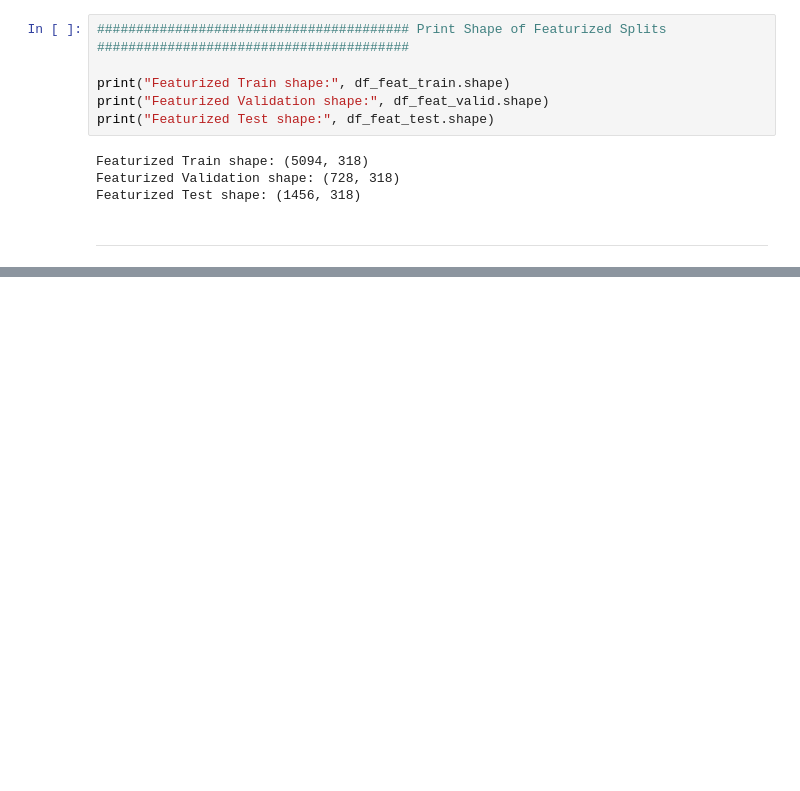
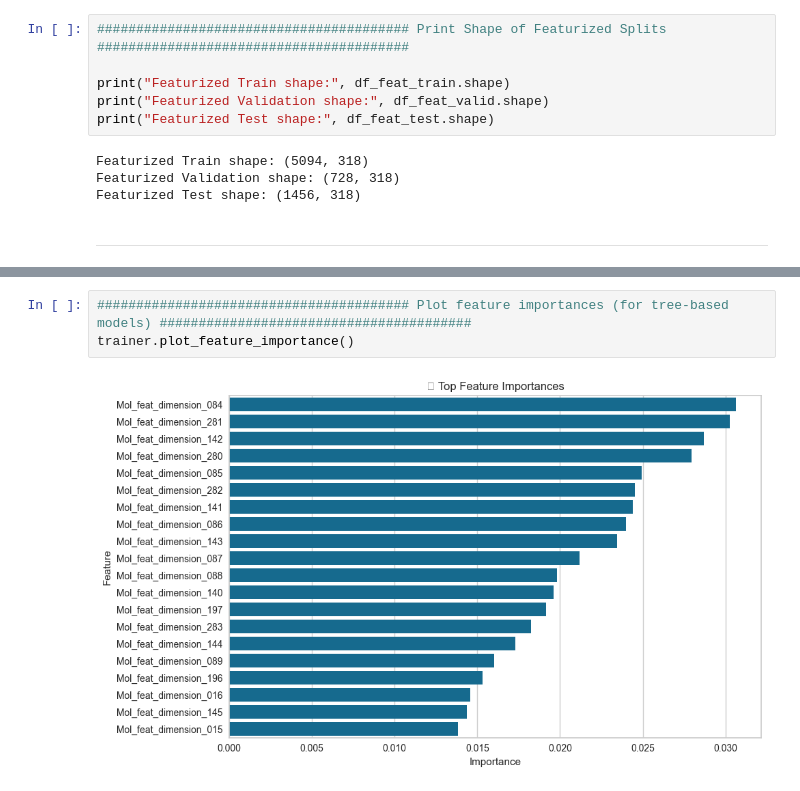
Before and after one commit to udhtaz/outreachy-contributions, a Jupyter notebook: notebooks/AMES_Mutagenicity_Prediction.ipynb, the cells around one changed output, grey strips where cells are left out. Drawn from its saved outputs; the diff is of its cells as text; blank space fills up the shorter version.

```diff
--- a/notebooks/AMES_Mutagenicity_Prediction.ipynb
+++ b/notebooks/AMES_Mutagenicity_Prediction.ipynb
@@ -453,0 +893,5 @@ ___________
+# %%
+######################################## Plot feature importances (for tree-based models) ########################################
+trainer.plot_feature_importance()
+# %% [output]
+[figure, added]
```
Also changed, not shown: parts of 62 cells of this notebook, 17 other files.
